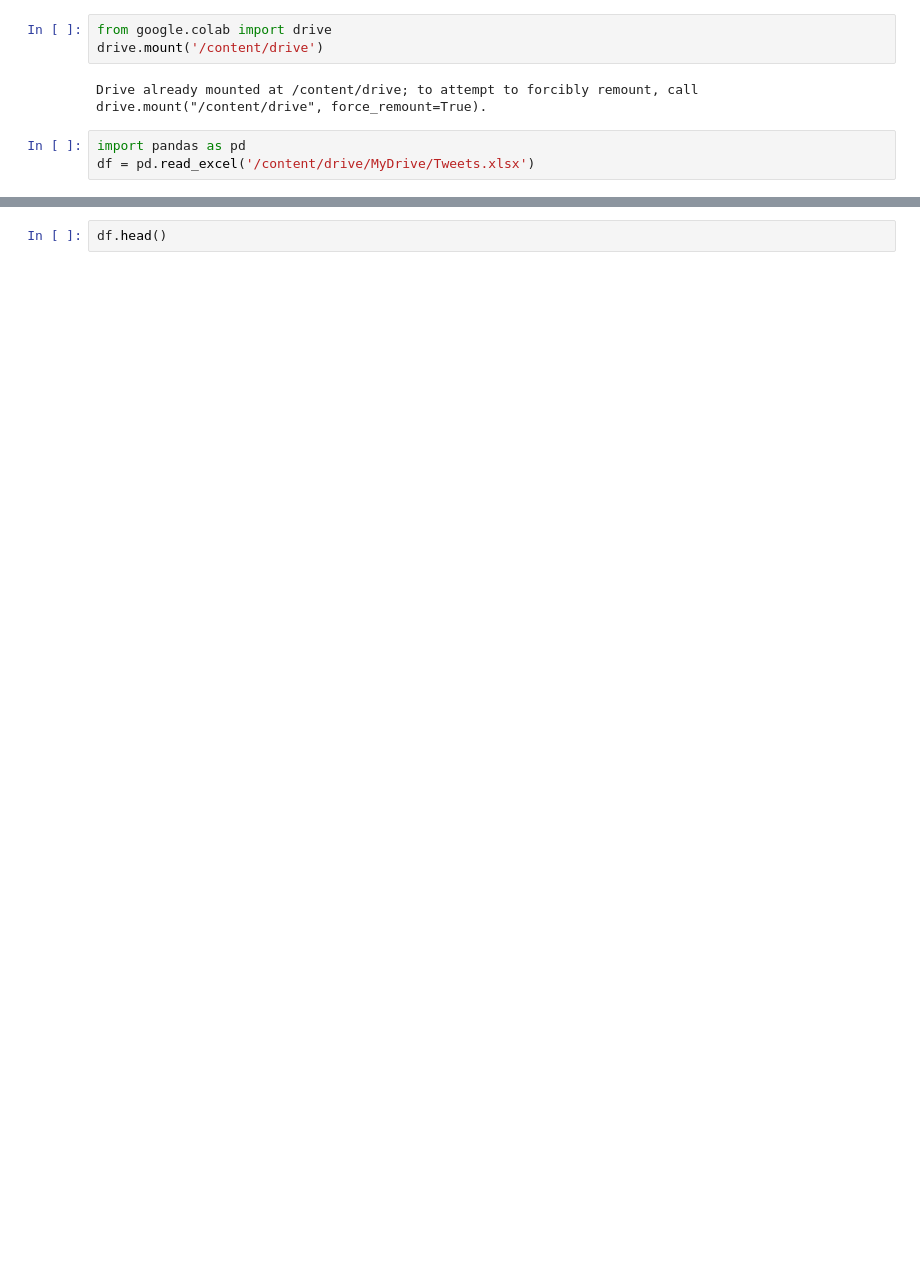
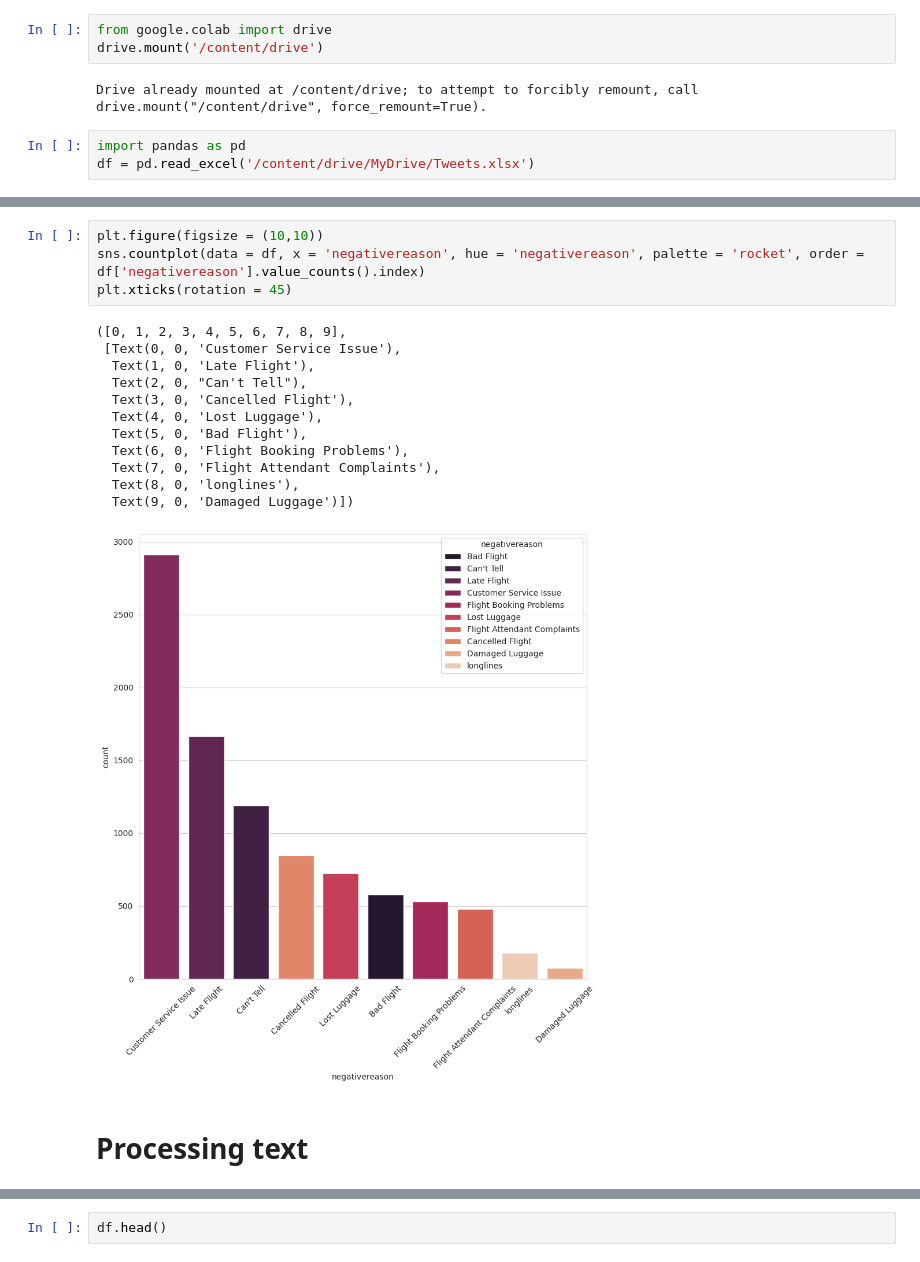
Before and after one commit to merlynmp/Airline-Sentiment-Analysis, a Jupyter notebook: airplane_python.ipynb, the cells around one changed output, grey strips where cells are left out. Saved outputs shown, nothing was run; the diff lists cells and outputs as text; blank space fills up the shorter version.

```diff
--- a/airplane_python.ipynb
+++ b/airplane_python.ipynb
@@ -8,0 +113,19 @@ df = pd.read_excel('/content/drive/MyDrive/Tweets.xlsx')
+# %%
+plt.figure(figsize = (10,10))
+sns.countplot(data = df, x = 'negativereason', hue = 'negativereason', palette = 'rocket', order = df['negativereason'].value_counts().index)
+plt.xticks(rotation = 45)
+# %% [output]
+([0, 1, 2, 3, 4, 5, 6, 7, 8, 9],
+ [Text(0, 0, 'Customer Service Issue'),
+  Text(1, 0, 'Late Flight'),
+  Text(2, 0, "Can't Tell"),
+  Text(3, 0, 'Cancelled Flight'),
+  Text(4, 0, 'Lost Luggage'),
+  Text(5, 0, 'Bad Flight'),
+  Text(6, 0, 'Flight Booking Problems'),
+  Text(7, 0, 'Flight Attendant Complaints'),
+  Text(8, 0, 'longlines'),
+  Text(9, 0, 'Damaged Luggage')])
+[figure, added]
+# %% [markdown]
+# Processing text
```
Also changed, not shown: parts of 31 cells of this notebook.
